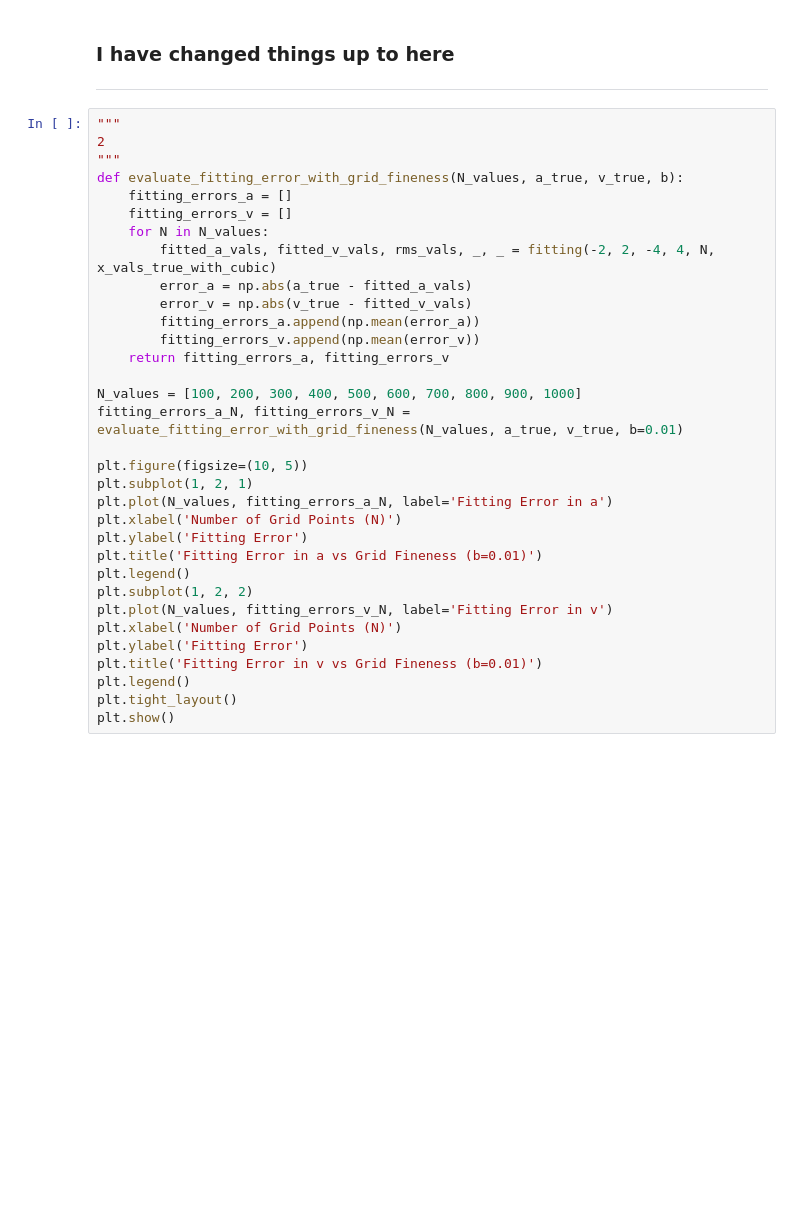
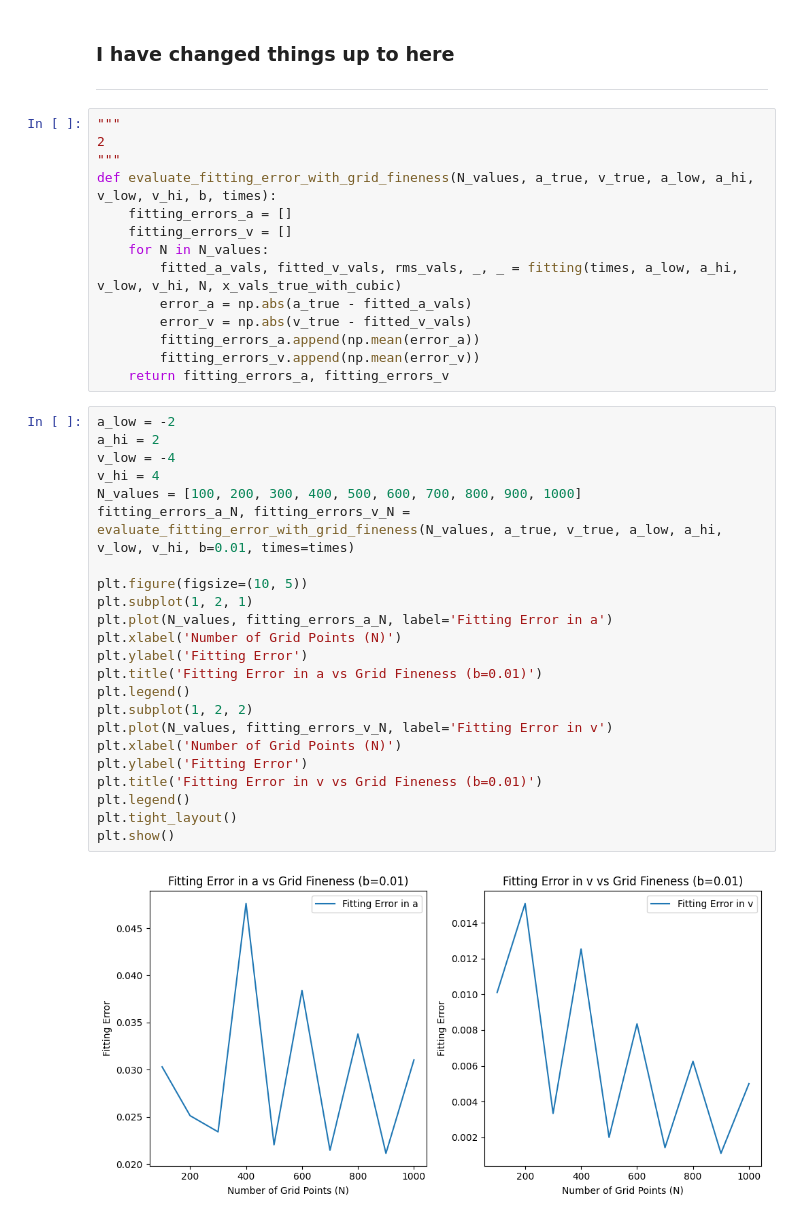
Before and after one commit to bblitz1/practice_codes, a Jupyter notebook: polynomial_fit/work_practice.ipynb, the cells around one changed output. Saved outputs shown, nothing was run; the diff lists cells and outputs as text; blank space fills up the shorter version.

```diff
--- a/polynomial_fit/work_practice.ipynb
+++ b/polynomial_fit/work_practice.ipynb
@@ -125,35 +125,41 @@ Error in fitted velocity: 0.002004008016032177
 """
 2
 """
-def evaluate_fitting_error_with_grid_fineness(N_values, a_true, v_true, b):
+def evaluate_fitting_error_with_grid_fineness(N_values, a_true, v_true, a_low, a_hi, v_low, v_hi, b, times):
     fitting_errors_a = []
     fitting_errors_v = []
     for N in N_values:
-        fitted_a_vals, fitted_v_vals, rms_vals, _, _ = fitting(-2, 2, -4, 4, N, x_vals_true_with_cubic)
+        fitted_a_vals, fitted_v_vals, rms_vals, _, _ = fitting(times, a_low, a_hi, v_low, v_hi, N, x_vals_true_with_cubic)
         error_a = np.abs(a_true - fitted_a_vals)
         error_v = np.abs(v_true - fitted_v_vals)
         fitting_errors_a.append(np.mean(error_a))
         fitting_errors_v.append(np.mean(error_v))
     return fitting_errors_a, fitting_errors_v
-
-N_values = [100, 200, 300, 400, 500, 600, 700, 800, 900, 1000]
-fitting_errors_a_N, fitting_errors_v_N = evaluate_fitting_error_with_grid_fineness(N_values, a_true, v_true, b=0.01)
-
-plt.figure(figsize=(10, 5))
-plt.subplot(1, 2, 1)
-plt.plot(N_values, fitting_errors_a_N, label='Fitting Error in a')
-plt.xlabel('Number of Grid Points (N)')
-plt.ylabel('Fitting Error')
-plt.title('Fitting Error in a vs Grid Fineness (b=0.01)')
-plt.legend()
-plt.subplot(1, 2, 2)
-plt.plot(N_values, fitting_errors_v_N, label='Fitting Error in v')
-plt.xlabel('Number of Grid Points (N)')
-plt.ylabel('Fitting Error')
-plt.title('Fitting Error in v vs Grid Fineness (b=0.01)')
-plt.legend()
-plt.tight_layout()
-plt.show()
+# %%
+a_low = -2
+a_hi = 2
+v_low = -4
+v_hi = 4
+N_values = [100, 200, 300, 400, 500, 600, 700, 800, 900, 1000]
+fitting_errors_a_N, fitting_errors_v_N = evaluate_fitting_error_with_grid_fineness(N_values, a_true, v_true, a_low, a_hi, v_low, v_hi, b=0.01, times=times)
+
+plt.figure(figsize=(10, 5))
+plt.subplot(1, 2, 1)
+plt.plot(N_values, fitting_errors_a_N, label='Fitting Error in a')
+plt.xlabel('Number of Grid Points (N)')
+plt.ylabel('Fitting Error')
+plt.title('Fitting Error in a vs Grid Fineness (b=0.01)')
+plt.legend()
+plt.subplot(1, 2, 2)
+plt.plot(N_values, fitting_errors_v_N, label='Fitting Error in v')
+plt.xlabel('Number of Grid Points (N)')
+plt.ylabel('Fitting Error')
+plt.title('Fitting Error in v vs Grid Fineness (b=0.01)')
+plt.legend()
+plt.tight_layout()
+plt.show()
+# %% [output]
+[figure, added]
 # %%
 def evaluate_fitting_error_with_b_values(b_values, a_true, v_true, N=500):
     fitting_errors_a = []
```
Also changed, not shown: parts of 5 cells of this notebook.
